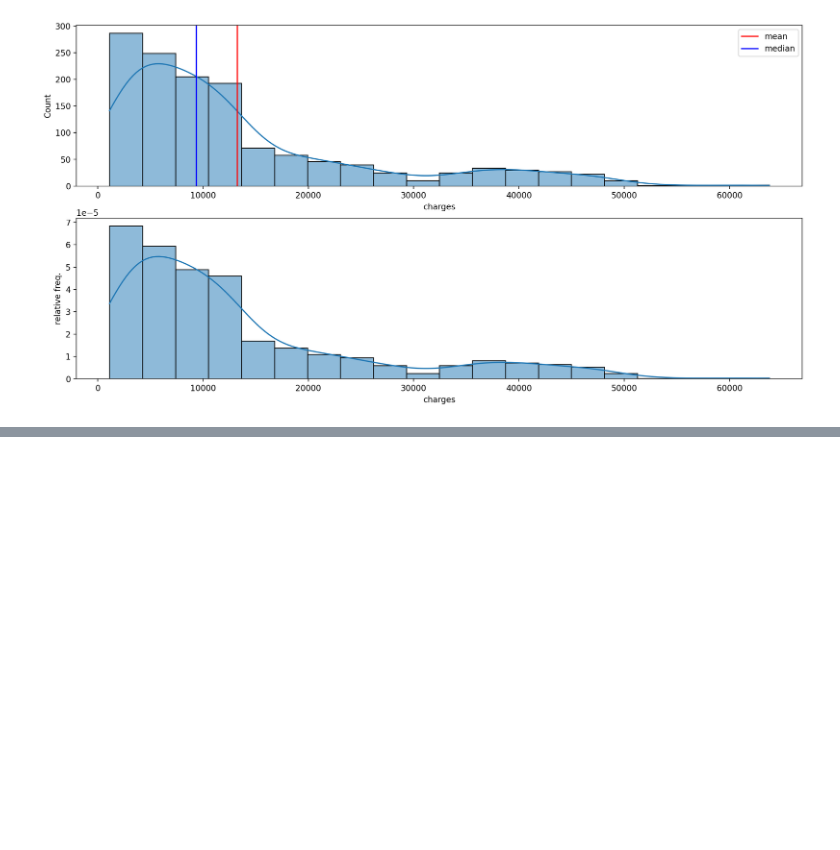
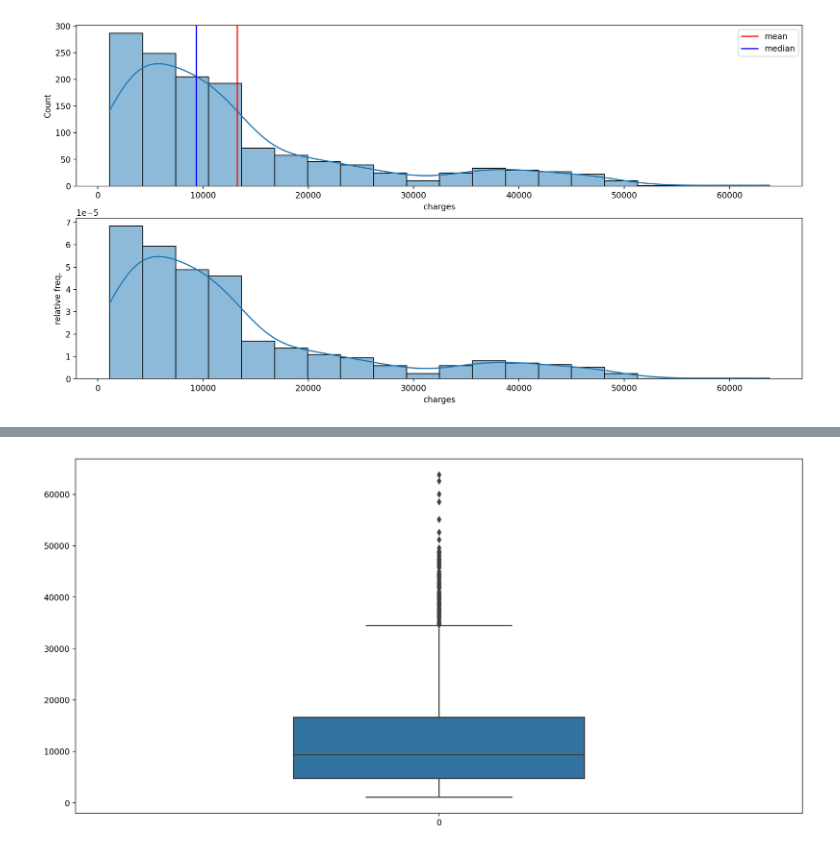
Before and after one commit to ashen007/EDA_project, a Jupyter notebook: analysis.ipynb, the cells around one changed output, grey strips where cells are left out. Saved outputs shown, nothing was run; the diff lists cells and outputs as text; code cells hidden in the pictures; blank space fills up the shorter version.

```diff
--- a/analysis.ipynb
+++ b/analysis.ipynb
@@ -133,0 +189,6 @@ plt.close()
+# %%
+plt.figure(figsize=[16,8],dpi=200)
+sns.boxplot(data=df['charges'],width=0.4)
+plt.show()
+# %% [output]
+[figure, added]
```
Also changed, not shown: parts of 11 cells of this notebook.
